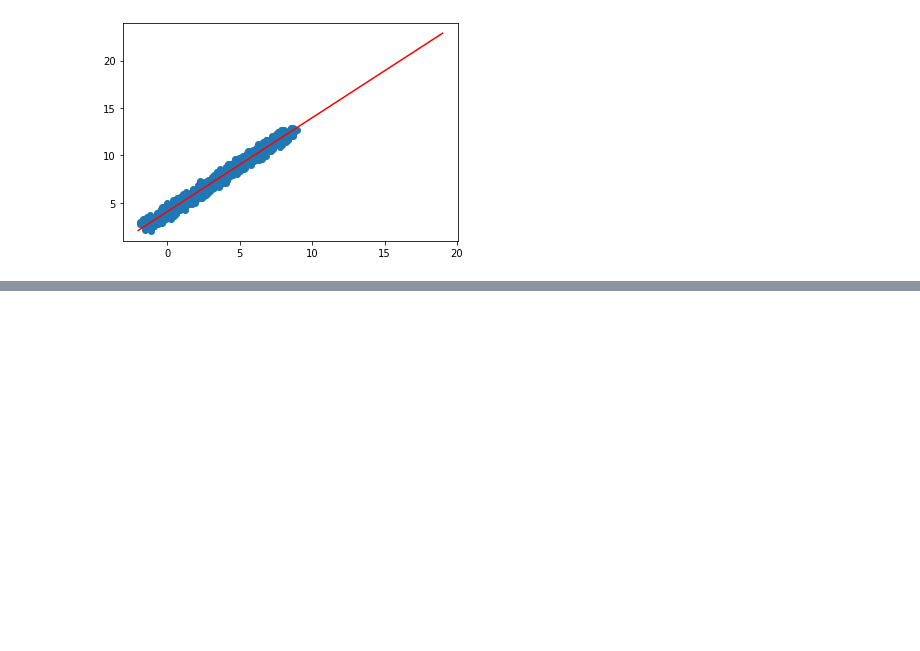
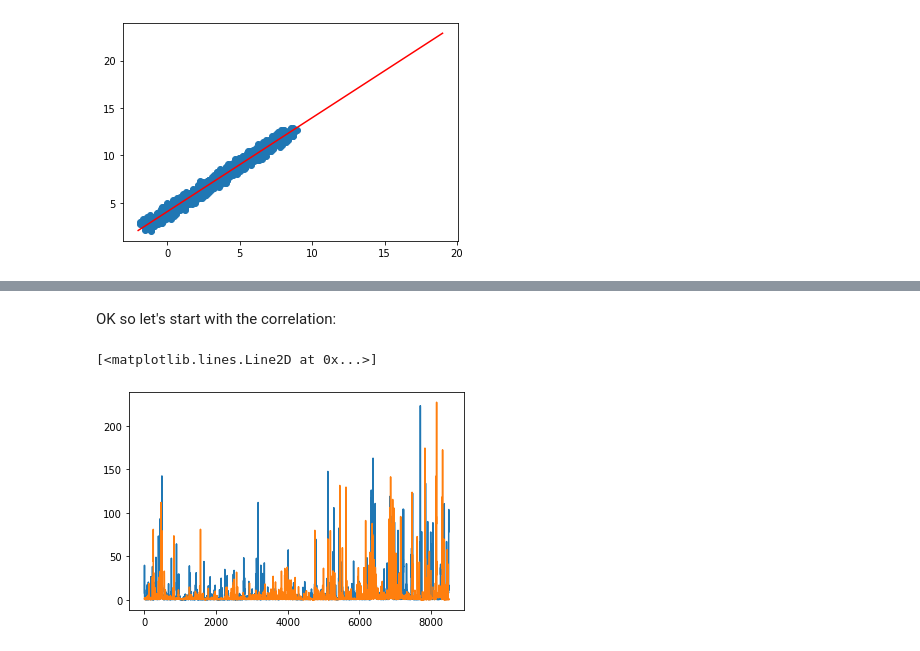
Before and after one commit to flowonthegoliv/ENVS666, a Jupyter notebook: Tutorial_2.ipynb, the cells around one changed output, grey strips where cells are left out. Cells and saved outputs as stored; diff of their text form; code cells hidden in the pictures; blank space fills up the shorter version.

```diff
--- a/Tutorial_2.ipynb
+++ b/Tutorial_2.ipynb
@@ -194,0 +211,23 @@ plt.plot(xs,ys,'r')
+# %%
+filename = 'data/sample_data/sample_no2.csv' # here we can read in the DEFRA data
+
+# this reads in the data and tidies it up. Don't worry if you don't understand it!
+import pandas as pd
+import datetime
+url = f'https://raw.githubusercontent.com/flowonthegoliv/ENVS666/main/{filename}'
+df = pd.read_csv(url, skiprows=3,dtype='unicode')
+df = df.drop(df.columns[range(3,df.shape[1],2)],axis=1)
+df = df.drop([0,df.shape[0]-1],axis=0)
+for i in range(1,df.shape[0]+1):
+  time = df[df.columns[1]][i]
+  tmp = "%0.2d" % (np.uint8(time[0:2])-1)
+  df[df.columns[1]][i] = tmp+time[2::]
+df[df.columns[1]] = pd.to_datetime(df[df.columns[0]] + ' ' + df[df.columns[1]])
+df = df.drop(df.columns[0],axis=1)
+df = df.rename({df.columns[0]: 'Date & Time'},axis=1)
+df = df.replace(['No data'],'9999')
+df = df[df.columns[range(0,df.shape[1])]].apply(pd.to_numeric)
+df[df.columns[0]] = pd.to_datetime(df[df.columns[0]]);
+df = df.replace([9999],np.nan)
+df
+# this finished the complex bit - again don't worry I am just tidying
@@ -194,0 +248,13 @@ plt.plot(xs,ys,'r')
+# %%
+#Here we will randomly select a place
+time = df['Date & Time'].array # here we read the date and time
+data1 = df['Sheffield Devonshire Green'].array.to_numpy() # we can choose any place based on the location you can see we use .array.to_numpy() to make this into a set of numbers
+data2 = df['Aberdeen'].array.to_numpy() # we can choose any place based on the location you can see we use .array.to_numpy() to make this into a set of numbers
+# %% [markdown]
+OK so let's start with the correlation:
+# %%
+plt.plot(data1)
+plt.plot(data2)
+# %% [output]
+[<matplotlib.lines.Line2D at 0x...>]
+[figure, added]
```
Also changed, not shown: parts of 13 cells of this notebook.
